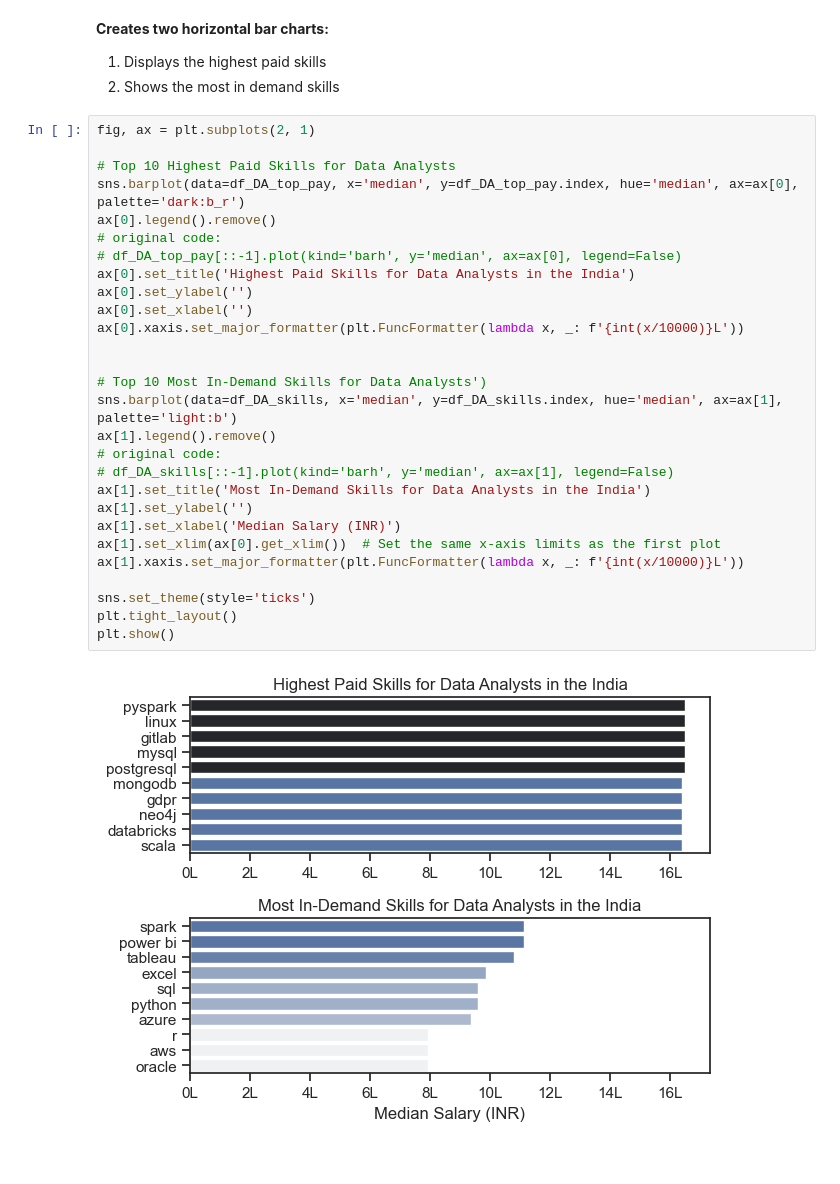
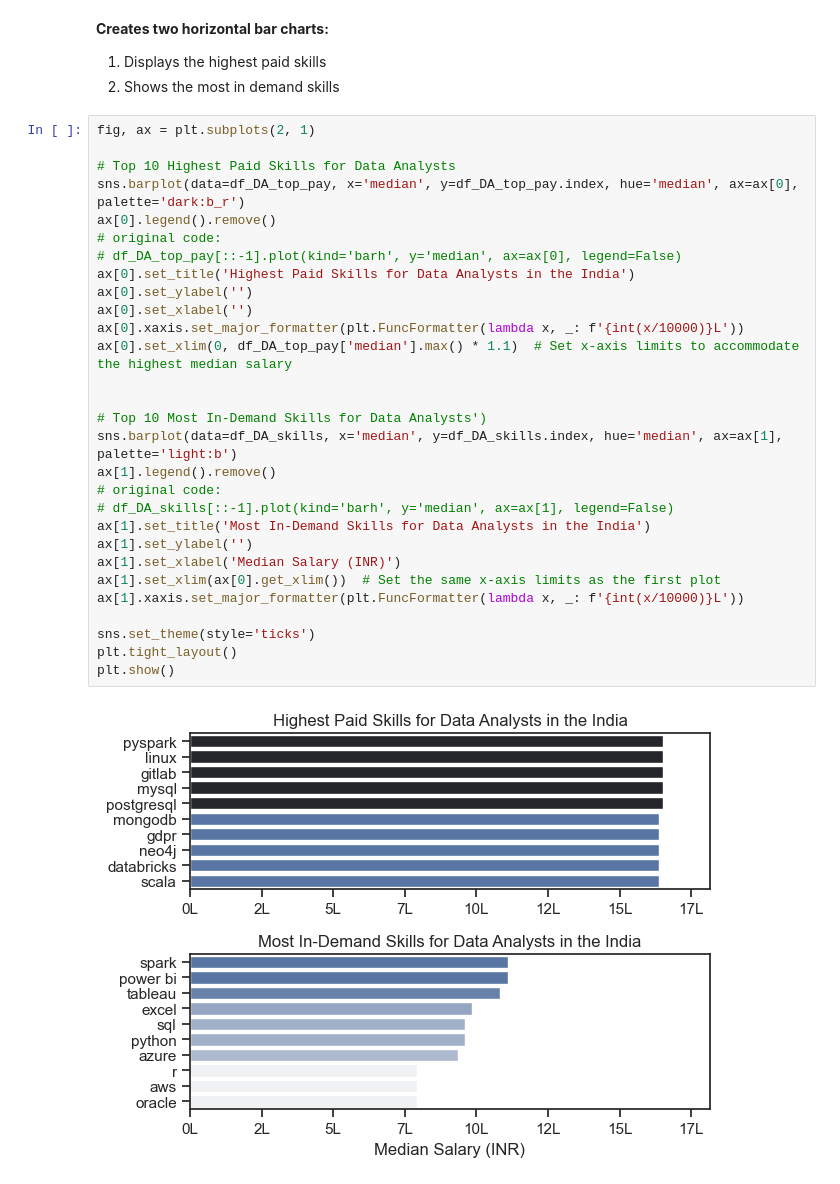
Before and after one commit to RajayJain/Python_Data_Analytics, a Jupyter notebook: Python/3_Project/4_Salary_Analysis.ipynb, the cells around one changed output. Saved outputs shown, nothing was run; the diff lists cells and outputs as text.

```diff
--- a/Python/3_Project/4_Salary_Analysis.ipynb
+++ b/Python/3_Project/4_Salary_Analysis.ipynb
@@ -141,30 +141,31 @@ df_DA_skills
 # %%
 fig, ax = plt.subplots(2, 1)
 
 # Top 10 Highest Paid Skills for Data Analysts
 sns.barplot(data=df_DA_top_pay, x='median', y=df_DA_top_pay.index, hue='median', ax=ax[0], palette='dark:b_r')
 ax[0].legend().remove()
 # original code:
 # df_DA_top_pay[::-1].plot(kind='barh', y='median', ax=ax[0], legend=False)
 ax[0].set_title('Highest Paid Skills for Data Analysts in the India')
 ax[0].set_ylabel('')
 ax[0].set_xlabel('')
 ax[0].xaxis.set_major_formatter(plt.FuncFormatter(lambda x, _: f'{int(x/10000)}L'))
+ax[0].set_xlim(0, df_DA_top_pay['median'].max() * 1.1)  # Set x-axis limits to accommodate the highest median salary
 
 
 # Top 10 Most In-Demand Skills for Data Analysts')
 sns.barplot(data=df_DA_skills, x='median', y=df_DA_skills.index, hue='median', ax=ax[1], palette='light:b')
 ax[1].legend().remove()
 # original code:
 # df_DA_skills[::-1].plot(kind='barh', y='median', ax=ax[1], legend=False)
 ax[1].set_title('Most In-Demand Skills for Data Analysts in the India')
 ax[1].set_ylabel('')
 ax[1].set_xlabel('Median Salary (INR)')
 ax[1].set_xlim(ax[0].get_xlim())  # Set the same x-axis limits as the first plot
 ax[1].xaxis.set_major_formatter(plt.FuncFormatter(lambda x, _: f'{int(x/10000)}L'))
 
 sns.set_theme(style='ticks')
 plt.tight_layout()
 plt.show()
 # %% [output]
-[figure, old version]
+[figure, new version]
```
Also changed, not shown: parts of 1 cell of this notebook.
